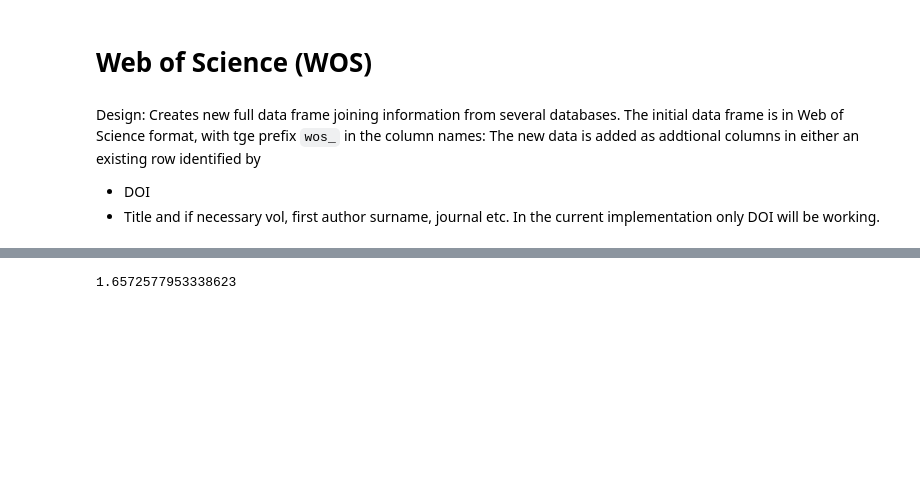
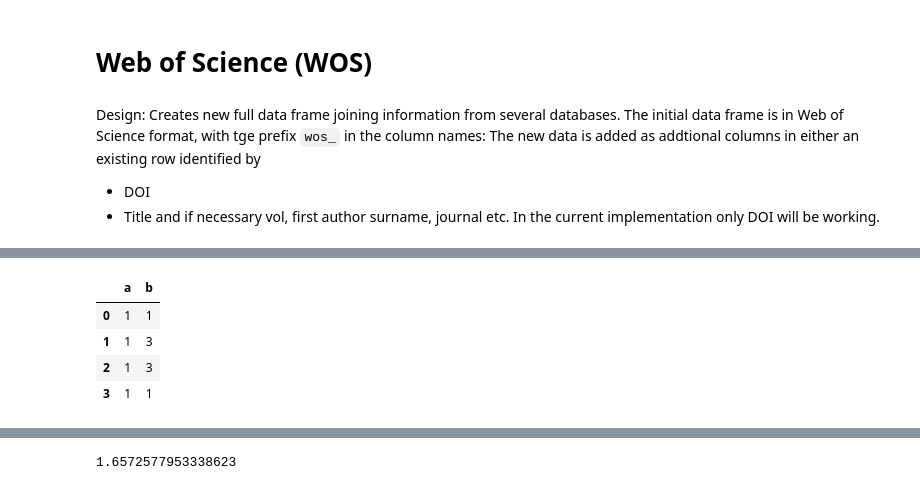
Before and after one commit to restrepo/articles, a Jupyter notebook: openacces.ipynb, the cells around one changed output, grey strips where cells are left out. Drawn from its saved outputs; the diff is of its cells as text; code cells hidden in the pictures; blank space fills up the shorter version.

```diff
--- a/openacces.ipynb
+++ b/openacces.ipynb
@@ -62,0 +77,14 @@ import numpy as np
+# %%
+x=pd.DataFrame()
+# %%
+x=x.append({'a':1,'b':1},ignore_index=True)
+# %%
+x.loc[[1,2],'b']=3
+# %%
+x
+# %% [output]
+|  | a | b |
+| 0 | 1 | 1 |
+| 1 | 1 | 3 |
+| 2 | 1 | 3 |
+| 3 | 1 | 1 |
```
Also changed, not shown: parts of 20 cells of this notebook, 2 other files.
